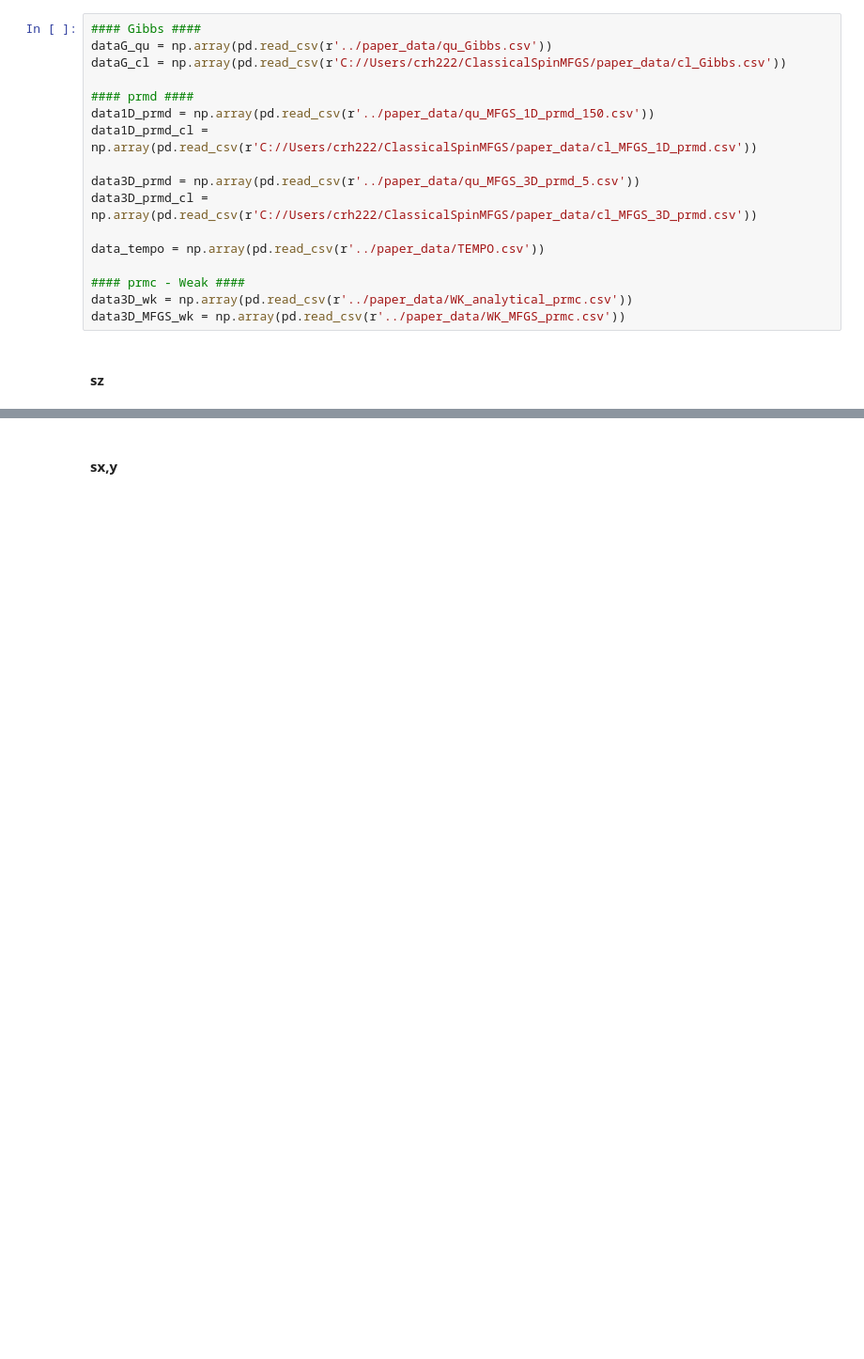
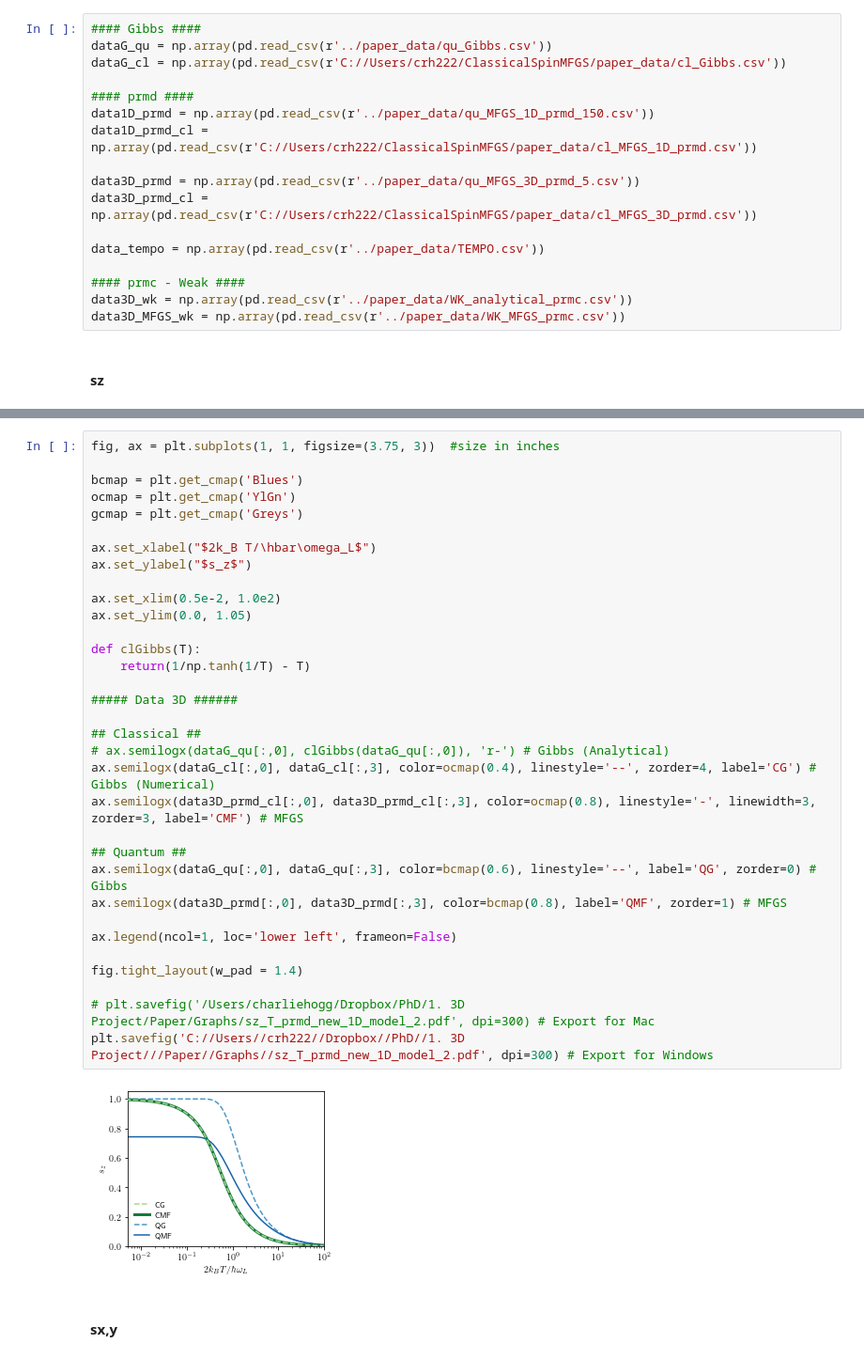
Before and after one commit to quantum-exeter/QuantumSpinDynamics, a Jupyter notebook: plot/plotStatics.ipynb, the cells around one changed output, grey strips where cells are left out. Shown at 94% size. Cells and saved outputs as stored; diff of their text form; blank space fills up the shorter version.

```diff
--- a/plot/plotStatics.ipynb
+++ b/plot/plotStatics.ipynb
@@ -223,3 +226,38 @@ plt.savefig('C://Users//crh222//Dropbox//PhD//1. 3D Project///Paper//Graphs//sz_
+# %%
+fig, ax = plt.subplots(1, 1, figsize=(3.75, 3))  #size in inches
+
+bcmap = plt.get_cmap('Blues')
+ocmap = plt.get_cmap('YlGn')
+gcmap = plt.get_cmap('Greys')
+
+ax.set_xlabel("$2k_B T/\hbar\omega_L$")
+ax.set_ylabel("$s_z$")
+
+ax.set_xlim(0.5e-2, 1.0e2)
+ax.set_ylim(0.0, 1.05)
+
+def clGibbs(T):
+    return(1/np.tanh(1/T) - T)
+
+##### Data 3D ######
+
+## Classical ##
+# ax.semilogx(dataG_qu[:,0], clGibbs(dataG_qu[:,0]), 'r-') # Gibbs (Analytical)
+ax.semilogx(dataG_cl[:,0], dataG_cl[:,3], color=ocmap(0.4), linestyle='--', zorder=4, label='CG') # Gibbs (Numerical)
+ax.semilogx(data3D_prmd_cl[:,0], data3D_prmd_cl[:,3], color=ocmap(0.8), linestyle='-', linewidth=3, zorder=3, label='CMF') # MFGS
+
+## Quantum ##
+ax.semilogx(dataG_qu[:,0], dataG_qu[:,3], color=bcmap(0.6), linestyle='--', label='QG', zorder=0) # Gibbs
+ax.semilogx(data3D_prmd[:,0], data3D_prmd[:,3], color=bcmap(0.8), label='QMF', zorder=1) # MFGS
+
+ax.legend(ncol=1, loc='lower left', frameon=False)
+
+fig.tight_layout(w_pad = 1.4)
+
+# plt.savefig('/Users/charliehogg/Dropbox/PhD/1. 3D Project/Paper/Graphs/sz_T_prmd_new_1D_model_2.pdf', dpi=300) # Export for Mac
+plt.savefig('C://Users//crh222//Dropbox//PhD//1. 3D Project///Paper//Graphs//sz_T_prmd_new_1D_model_2.pdf', dpi=300) # Export for Windows
+# %% [output]
+[figure, added]
 # %% [markdown]
 #### sx,y ####
 # %%
```
Also changed, not shown: parts of 2 cells of this notebook.
